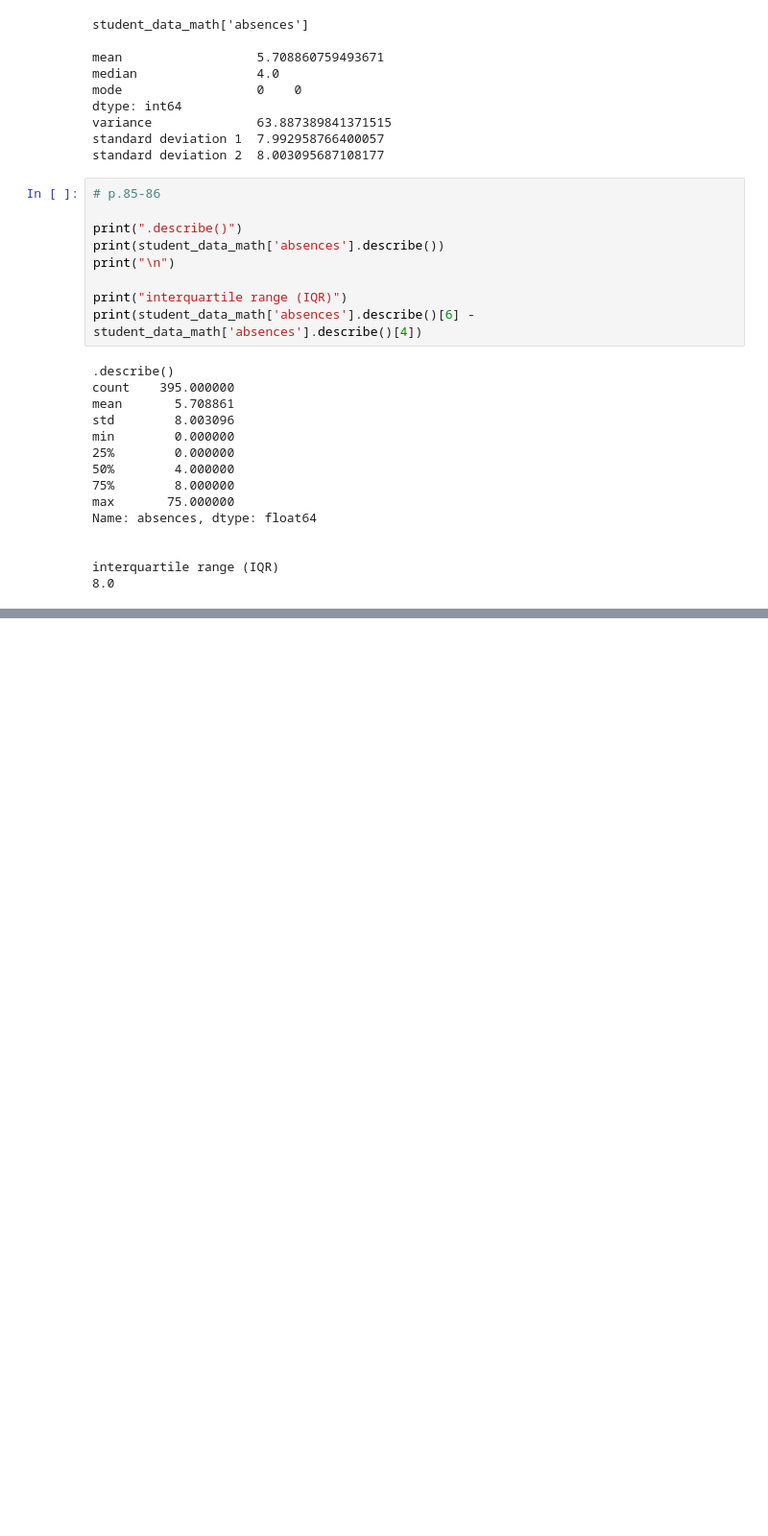
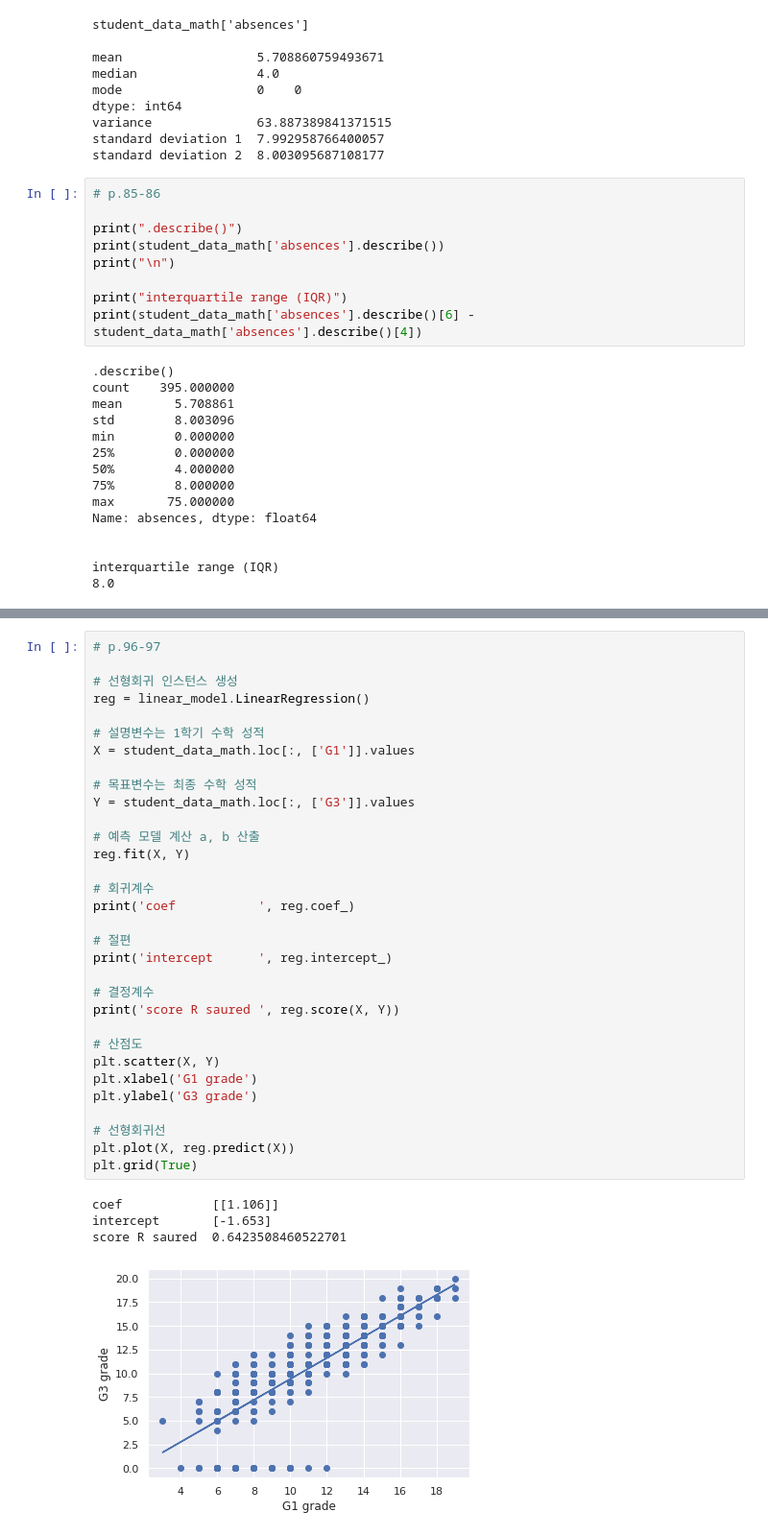
Before and after one commit to MMM-Sci/python_prac, a Jupyter notebook: CH3_DescriptiveStatistics.ipynb, the cells around one changed output, grey strips where cells are left out. Shown: that part at 96% size. Drawn from its saved outputs; the diff is of its cells as text; blank space fills up the shorter version.

```diff
--- a/CH3_DescriptiveStatistics.ipynb
+++ b/CH3_DescriptiveStatistics.ipynb
@@ -202,0 +353,37 @@ plt.show()
+# %%
+# p.96-97
+
+# 선형회귀 인스턴스 생성
+reg = linear_model.LinearRegression()
+
+# 설명변수는 1학기 수학 성적
+X = student_data_math.loc[:, ['G1']].values
+
+# 목표변수는 최종 수학 성적
+Y = student_data_math.loc[:, ['G3']].values
+
+# 예측 모델 계산 a, b 산출
+reg.fit(X, Y)
+
+# 회귀계수
+print('coef           ', reg.coef_)
+
+# 절편
+print('intercept      ', reg.intercept_)
+
+# 결정계수
+print('score R saured ', reg.score(X, Y))
+
+# 산점도
+plt.scatter(X, Y)
+plt.xlabel('G1 grade')
+plt.ylabel('G3 grade')
+
+# 선형회귀선
+plt.plot(X, reg.predict(X))
+plt.grid(True)
+# %% [output]
+coef            [[1.106]]
+intercept       [-1.653]
+score R saured  0.6423508460522701
+[figure, added]
```
Also changed, not shown: parts of 13 cells of this notebook.
